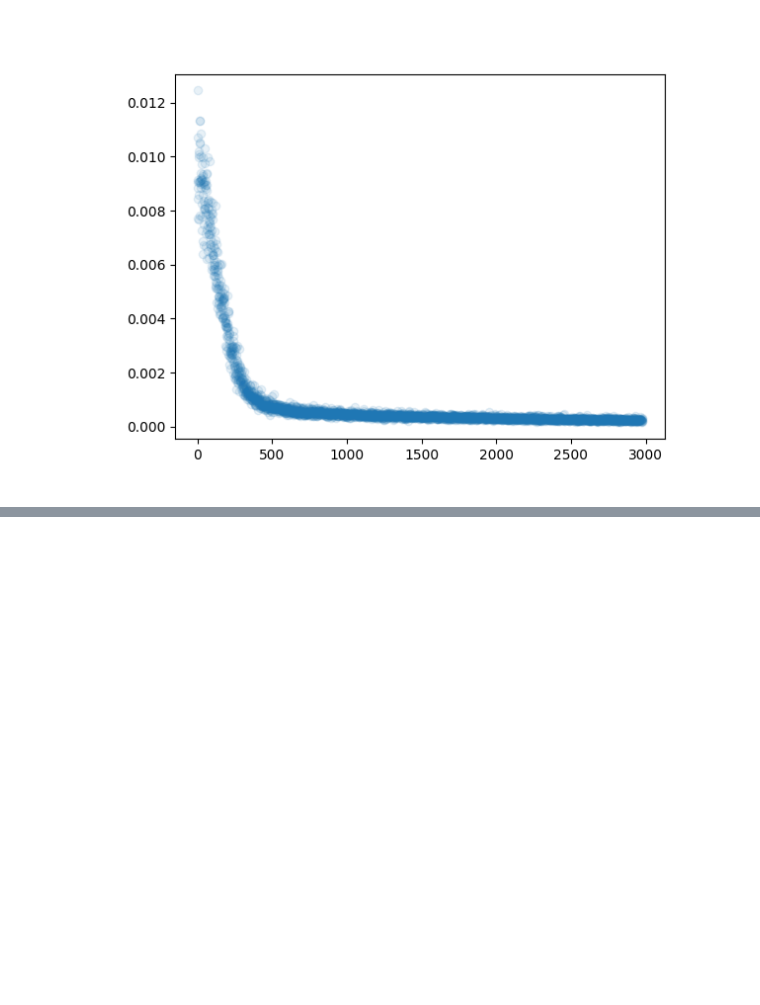
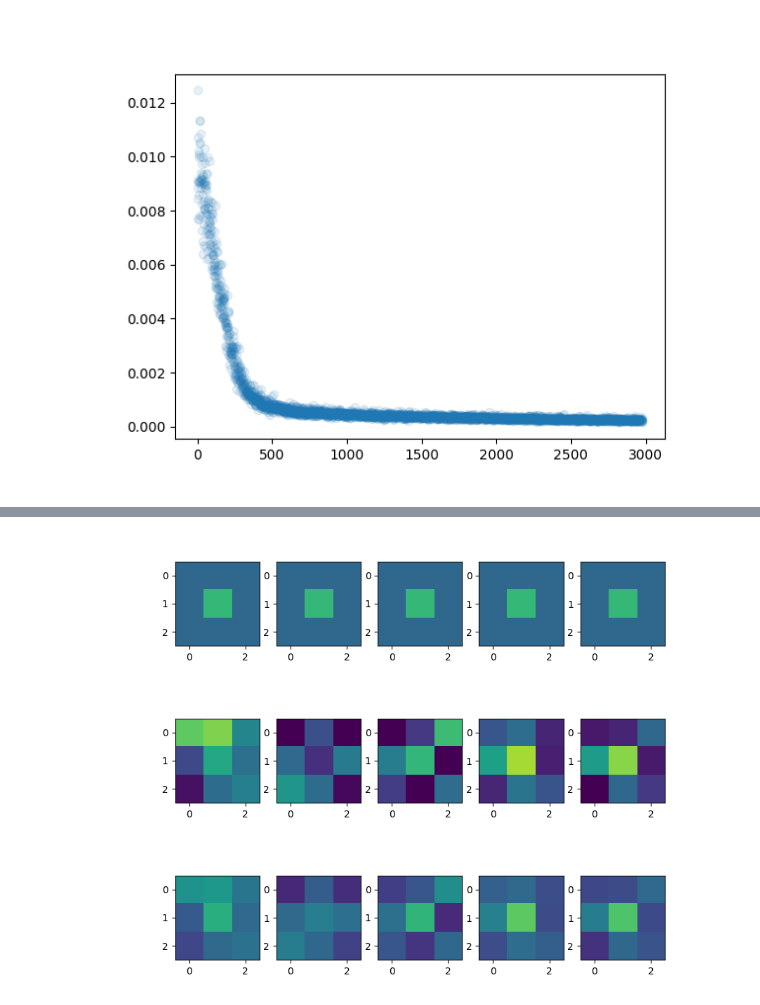
Before and after one commit to curiousdragon/denoising-diffusion-jax, a Jupyter notebook: denoising.ipynb, the cells around one changed output, grey strips where cells are left out. Cells and saved outputs as stored; diff of their text form; code cells hidden in the pictures; blank space fills up the shorter version.

```diff
--- a/denoising.ipynb
+++ b/denoising.ipynb
@@ -358,8 +358,8 @@ x_init_noise = random.multivariate_normal(
 )
 x_init_diffused = batched_forward_diffuse(
     training_data[:num_samples],
-    jnp.repeat(len(var_schedule), num_samples),
-    var_schedule,
+    jnp.repeat(1, num_samples),
+    var_schedule[:1],
     x_init_noise,
 )
 # %%
@@ -381,3 +381,11 @@ show_outputs(batched_reshape(x_from_diffused))
+# %%
+show_outputs(batched_reshape(training_data[:num_samples]))
+show_outputs(batched_reshape(x_init_diffused))
+show_outputs(batched_reshape(x_from_diffused))
+# %% [output]
+[figure, added]
+[figure, added]
+[figure, added]
 # %%
 # uncomment and run this if there are too many plots open
 # "Figure x" at the top of the current figure means there are x plots open;
```
Also changed, not shown: parts of 4 cells of this notebook, 1 other file.
